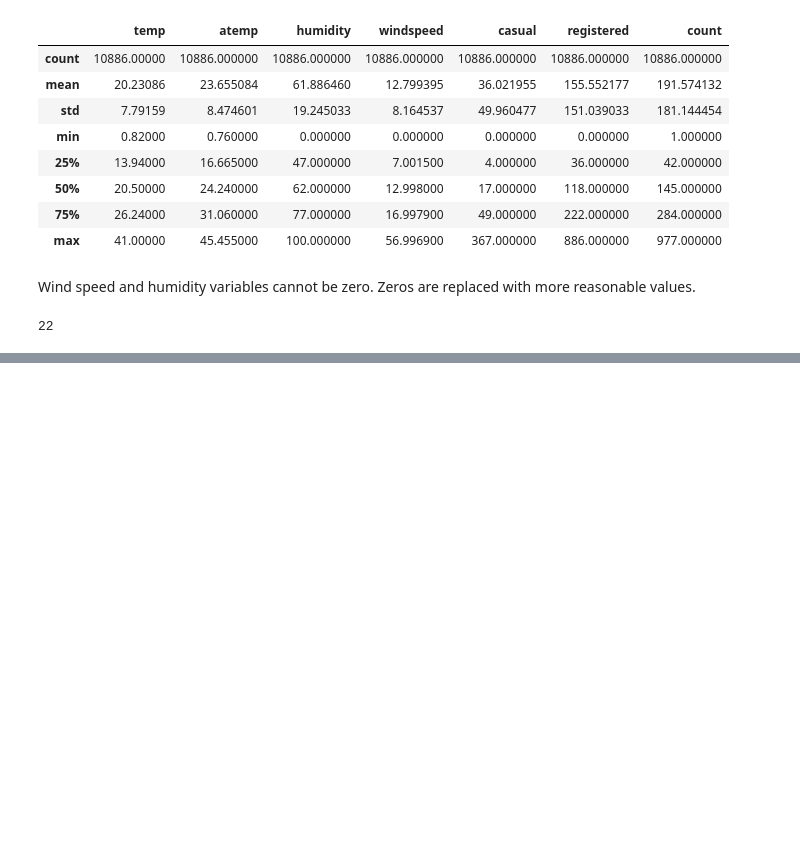
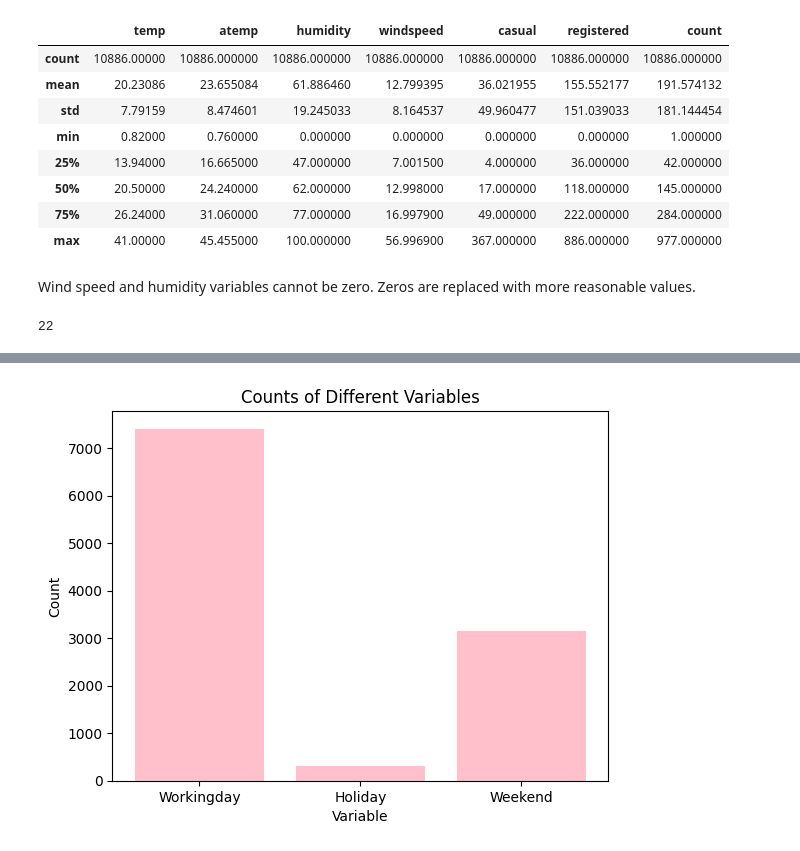
Before and after one commit to beriaacan/Predict-Bike-Demand, a Jupyter notebook: Predict_Bike_Demand.ipynb, the cells around one changed output, grey strips where cells are left out. Saved outputs shown, nothing was run; the diff lists cells and outputs as text; code cells hidden in the pictures; blank space fills up the shorter version.

```diff
--- a/Predict_Bike_Demand.ipynb
+++ b/Predict_Bike_Demand.ipynb
@@ -312,0 +381,13 @@ data.describe()
+# %%
+# Calculate counts
+counts = [workingDay.shape[0], holiDay.shape[0], weekEnd.shape[0]]
+labels = ['Workingday', 'Holiday', 'Weekend']
+
+# Create a bar chart
+plt.bar(labels, counts, color='pink')
+plt.xlabel('Variable')
+plt.ylabel('Count')
+plt.title('Counts of Different Variables')
+plt.show()
+# %% [output]
+[figure, added]
```
Also changed, not shown: parts of 22 cells of this notebook.
